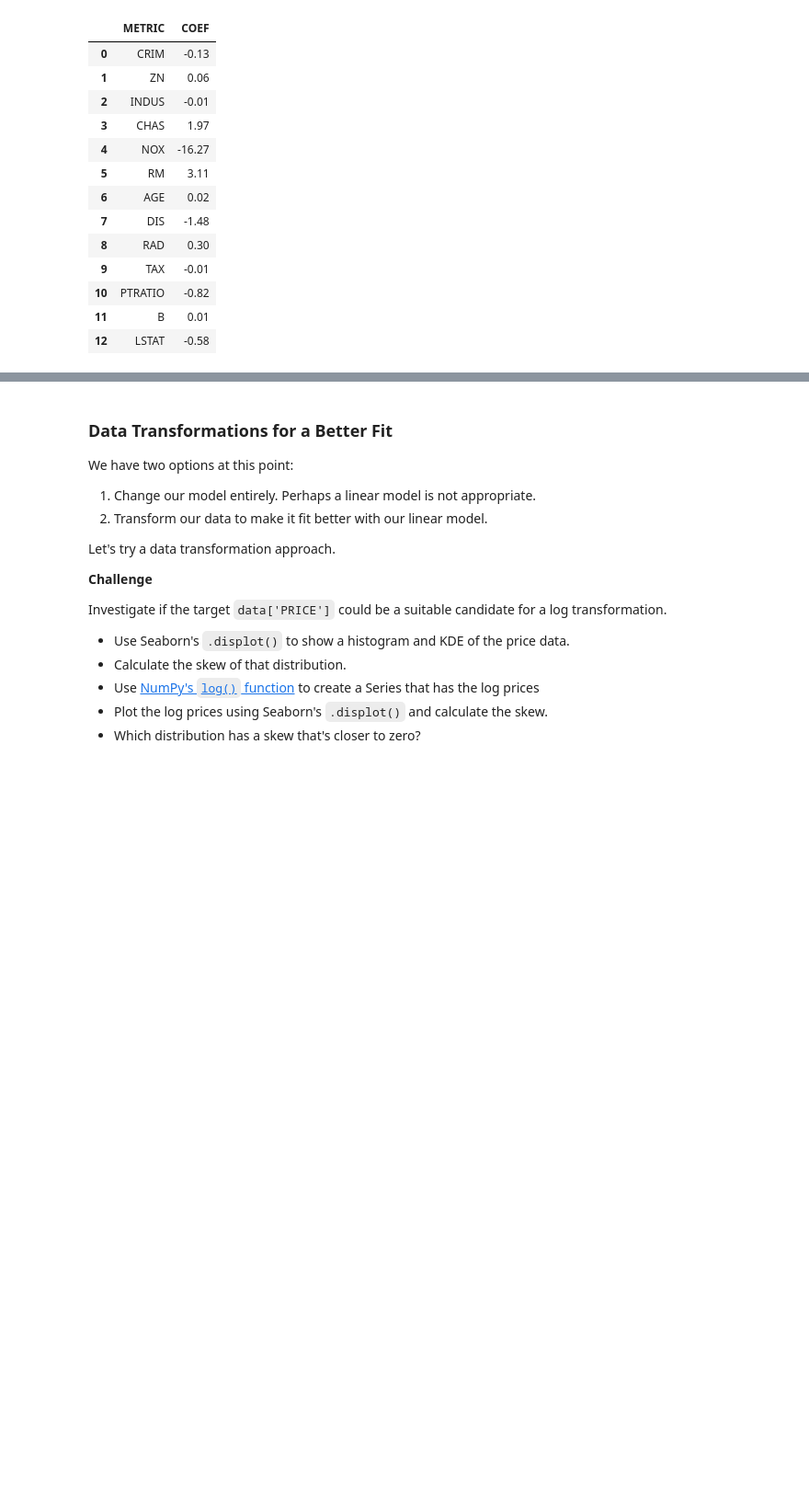
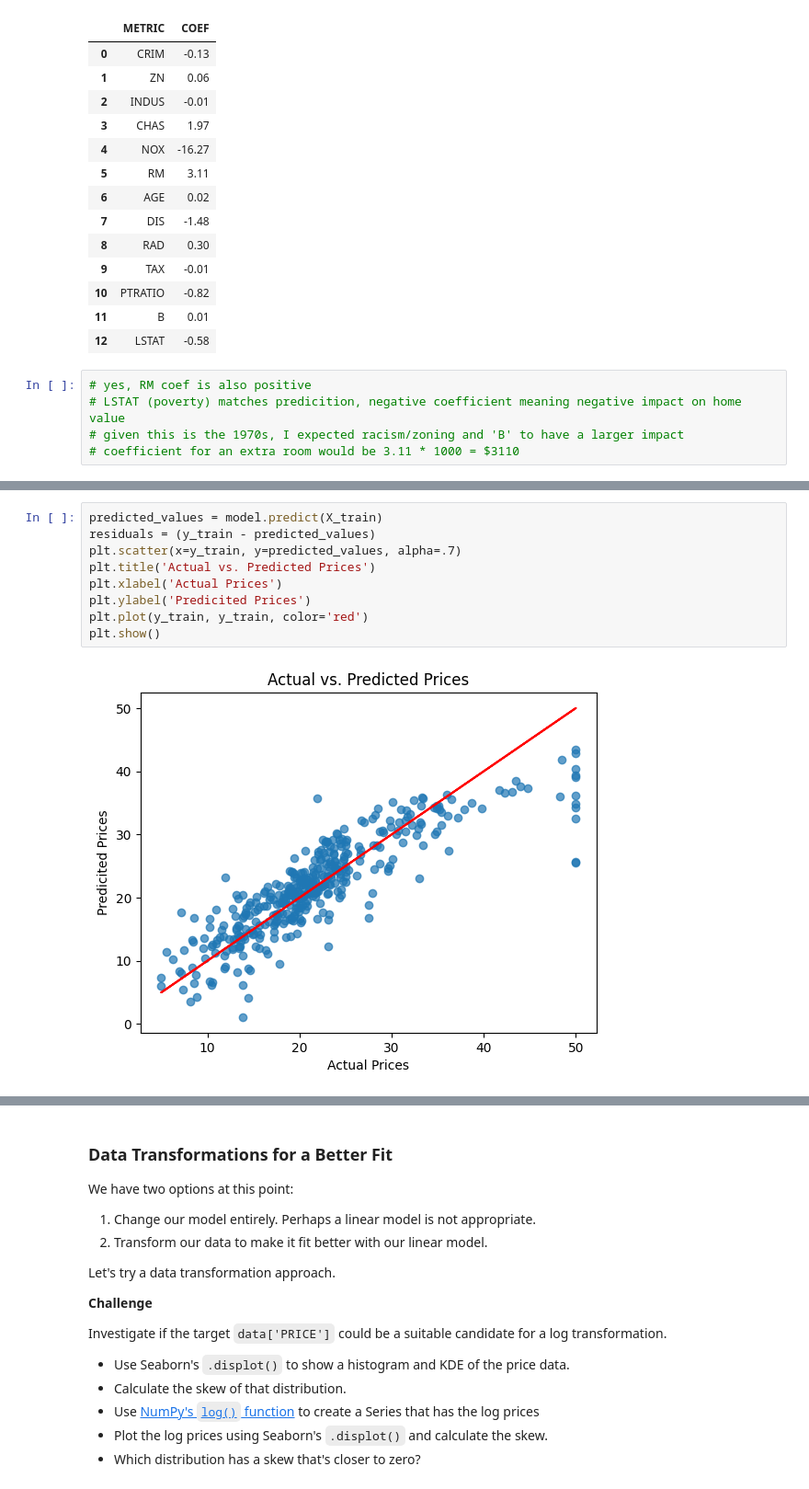
Before and after one commit to bluescreenlife/100-days-of-code, a Jupyter notebook: day_81_capstone_predict_house_prices/Multivariable_Regression_and_Valuation_Model_(start).ipynb, the cells around one changed output, grey strips where cells are left out. Shown at 92% size. Drawn from its saved outputs; the diff is of its cells as text; blank space fills up the shorter version.

Commit message:
add regression and residuals evaluation, plot data

```diff
--- a/day_81_capstone_predict_house_prices/Multivariable_Regression_and_Valuation_Model_(start).ipynb
+++ b/day_81_capstone_predict_house_prices/Multivariable_Regression_and_Valuation_Model_(start).ipynb
@@ -464,6 +464,11 @@ model_coefs
 | 10 | PTRATIO | -0.82 |
 | 11 | B | 0.01 |
 | 12 | LSTAT | -0.58 |
+# %%
+# yes, RM coef is also positive
+# LSTAT (poverty) matches predicition, negative coefficient meaning negative impact on home value
+# given this is the 1970s, I expected racism/zoning and 'B' to have a larger impact
+# coefficient for an extra room would be 3.11 * 1000 = $3110
 # %% [markdown]
 ### Analyse the Estimated Values & Regression Residuals
 
@@ -486,3 +491,14 @@ The cyan line in the middle shows `y_train` against `y_train`. If the prediction
 The second plot should be the residuals against the predicted prices. Here's what we're looking for:
 
 <img src=https://i.imgur.com/HphsBsj.png height=350>
+# %%
+predicted_values = model.predict(X_train)
+residuals = (y_train - predicted_values)
+plt.scatter(x=y_train, y=predicted_values, alpha=.7)
+plt.title('Actual vs. Predicted Prices')
+plt.xlabel('Actual Prices')
+plt.ylabel('Predicited Prices')
+plt.plot(y_train, y_train, color='red')
+plt.show()
+# %% [output]
+[figure, added]
```
Also changed, not shown: parts of 4 cells of this notebook.
